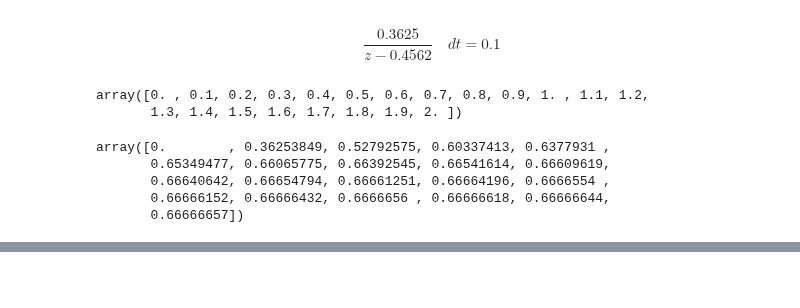
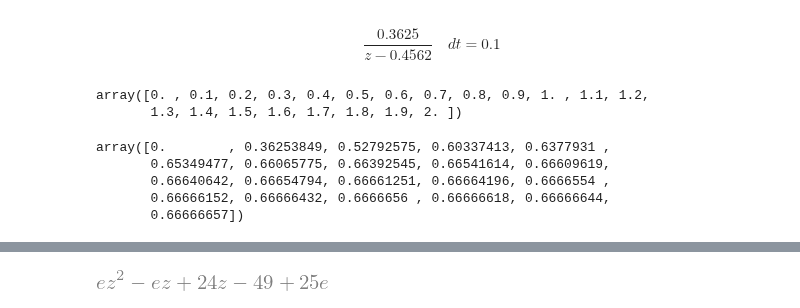
Before and after one commit to Hiago013/Ola-Mundo, a Jupyter notebook: ELT 331/lista3II.ipynb, the cells around one changed output, grey strips where cells are left out. Saved outputs shown, nothing was run; the diff lists cells and outputs as text; code cells hidden in the pictures; blank space fills up the shorter version.

```diff
--- a/ELT 331/lista3II.ipynb
+++ b/ELT 331/lista3II.ipynb
@@ -153,0 +102,15 @@ Xz = z**2 + z* (k - 1.7) + 0.7 + 0.9*z
+# %%
+from sympy import var
+from sympy import solve
+
+k = var('k')
+W = var('W')
+t = (2 + W) / (2 - W)
+
+Xz = k/(z-1) - ((1-exp(-1))/(z- exp(-1)))*k
+#Xz = Xz.subs(z, t)
+F = Xz/(Xz + 1)
+G = F.simplify().as_numer_denom()[1]
+G.subs(k, 25)
+# %% [output]
+[figure, added]
```
Also changed, not shown: parts of 11 cells of this notebook, 1 other file.
